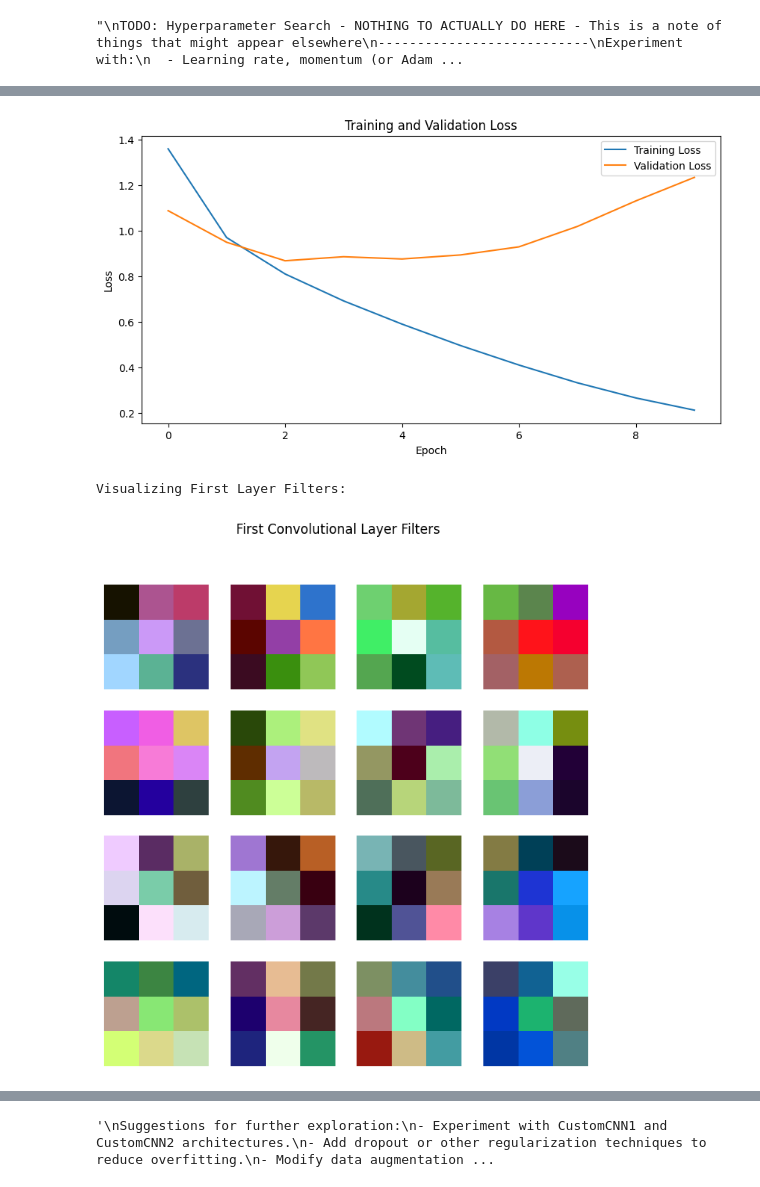
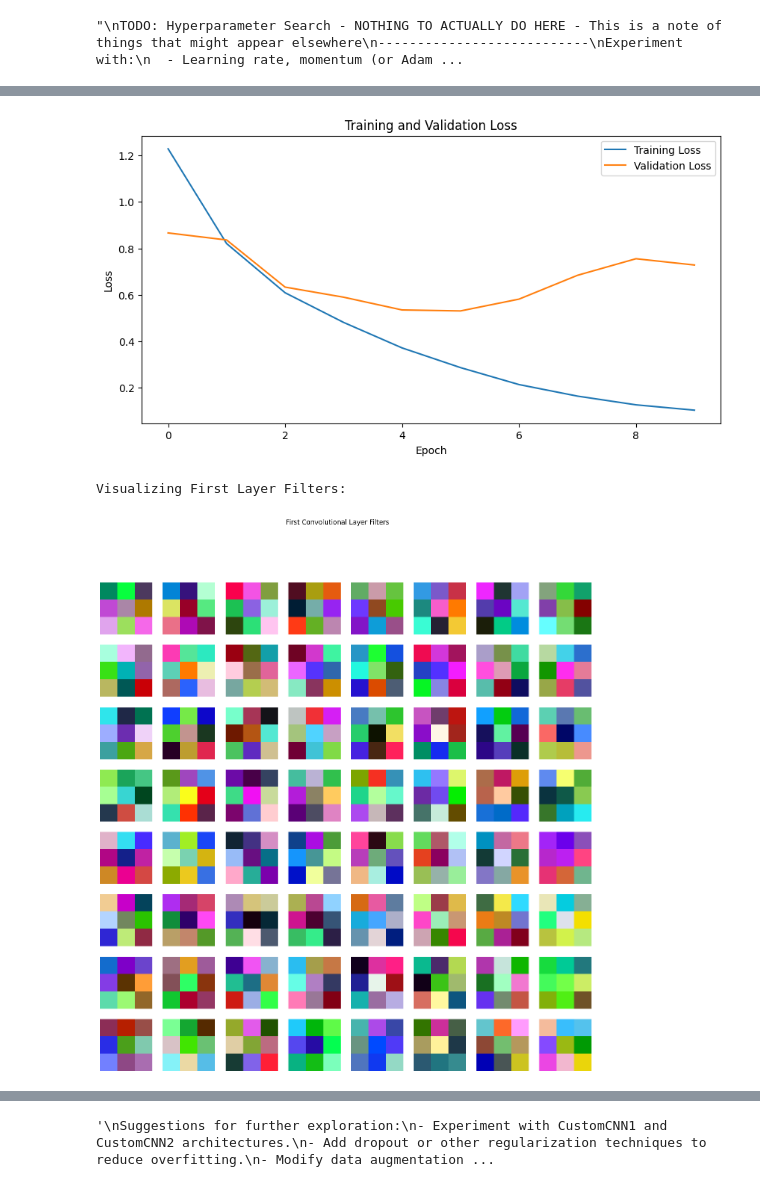
Before and after one commit to muhammadali636/CIFAR-10-Classifier, a Jupyter notebook: a3.ipynb, the cells around one changed output, grey strips where cells are left out. Drawn from its saved outputs; the diff is of its cells as text; code cells hidden in the pictures.

```diff
--- a/a3.ipynb
+++ b/a3.ipynb
@@ -447,7 +436,7 @@ def visualize_first_layer_filters(net):
 import torch.optim as optim
 
 # Model selection: set model_flag to 1 (SimpleCNN), 2 (CustomCNN1), or 3 (CustomCNN2)
-model_flag = 1
+model_flag = 3
 # Toggle batch normalization: set use_batchnorm to True to enable, False to disable.
 use_batchnorm = True
 
@@ -512,5 +501,5 @@ Epoch [10/10] Train Loss: 0.2134 | Validation Loss: 1.2349
 Finished Training
-[figure, old version]
+[figure, new version]
 Visualizing First Layer Filters:
-[figure, old version]
+[figure, new version]
 Final Test Evaluation:
```
Also changed, not shown: parts of 3 cells of this notebook.
